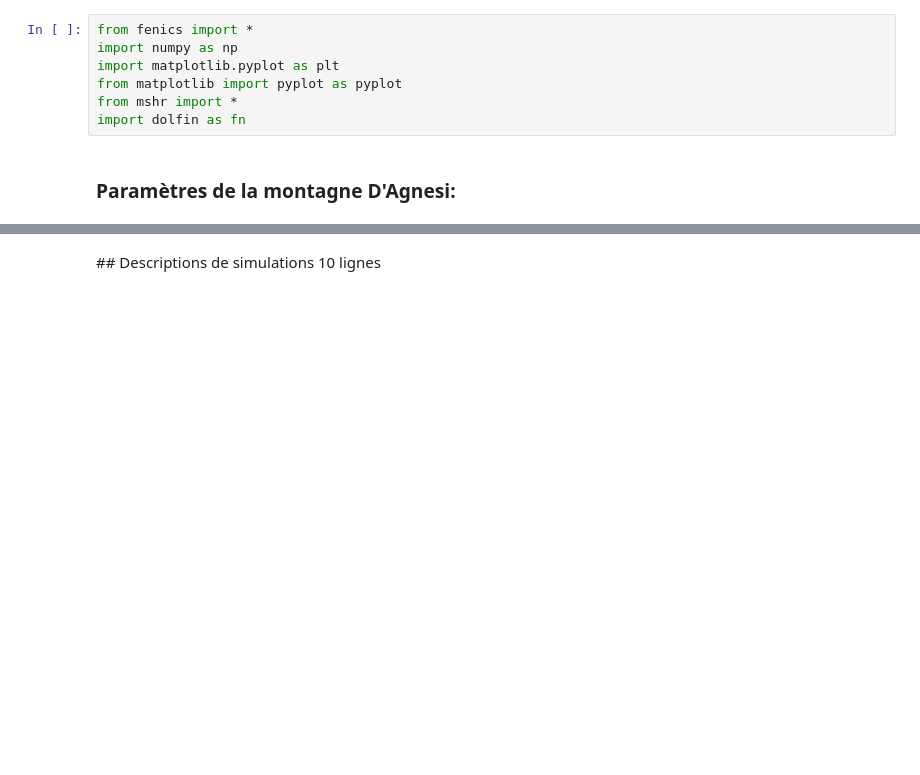
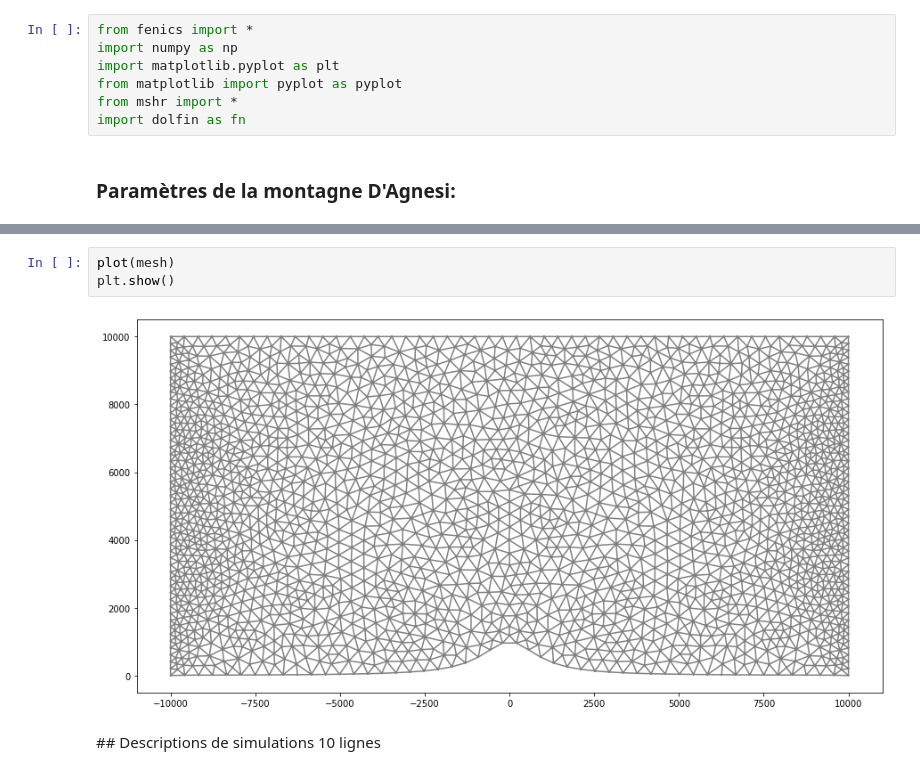
Before and after one commit to spineki/fenics_scorer, a Jupyter notebook: mini_projet_fenics_antoine_marras.ipynb, the cells around one changed output, grey strips where cells are left out. Cells and saved outputs as stored; diff of their text form; blank space fills up the shorter version.

```diff
--- a/mini_projet_fenics_antoine_marras.ipynb
+++ b/mini_projet_fenics_antoine_marras.ipynb
@@ -138,3 +139,8 @@ plt.show()
+# %%
+plot(mesh)
+plt.show()
+# %% [output]
+[figure, added]
 # %% [markdown]
 ## Descriptions de simulations 10 lignes
 # %% [markdown]
```
Also changed, not shown: parts of 3 cells of this notebook, 4 other files.
